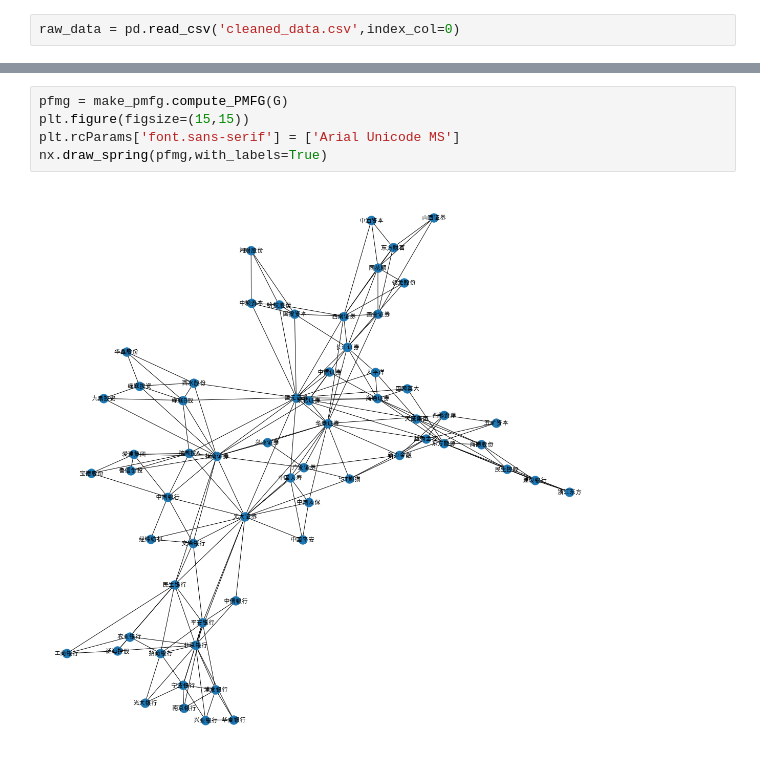
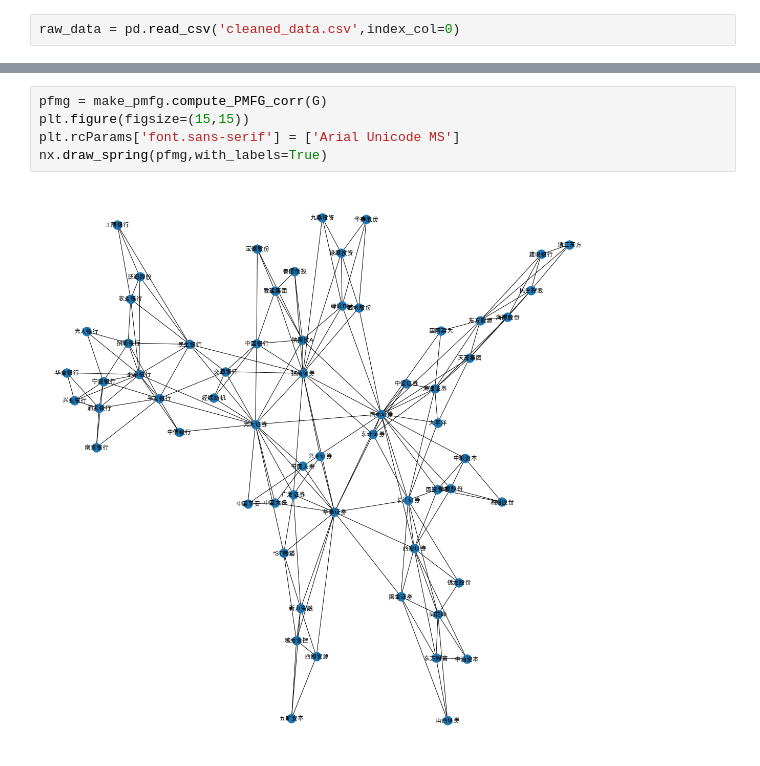
Before and after one commit to Chang-Tong/System-Risk-by-Network-View, a Jupyter notebook: stock_data/pmfg_graph.ipynb, the cells around one changed output, grey strips where cells are left out. Saved outputs shown, nothing was run; the diff lists cells and outputs as text.

Commit message:
revise some graph

```diff
--- a/stock_data/pmfg_graph.ipynb
+++ b/stock_data/pmfg_graph.ipynb
@@ -26,10 +26,10 @@ print('# of edges,', nx.number_of_edges(G))
 # %%
-pfmg = make_pmfg.compute_PMFG(G)
+pfmg = make_pmfg.compute_PMFG_corr(G)
 plt.figure(figsize=(15,15))
 plt.rcParams['font.sans-serif'] = ['Arial Unicode MS']
 nx.draw_spring(pfmg,with_labels=True)
 # %% [output]
-[figure, old version]
+[figure, new version]
 # %%
 ## distance 算法
 
```
Also changed, not shown: parts of 4 cells of this notebook, 1 other file.
